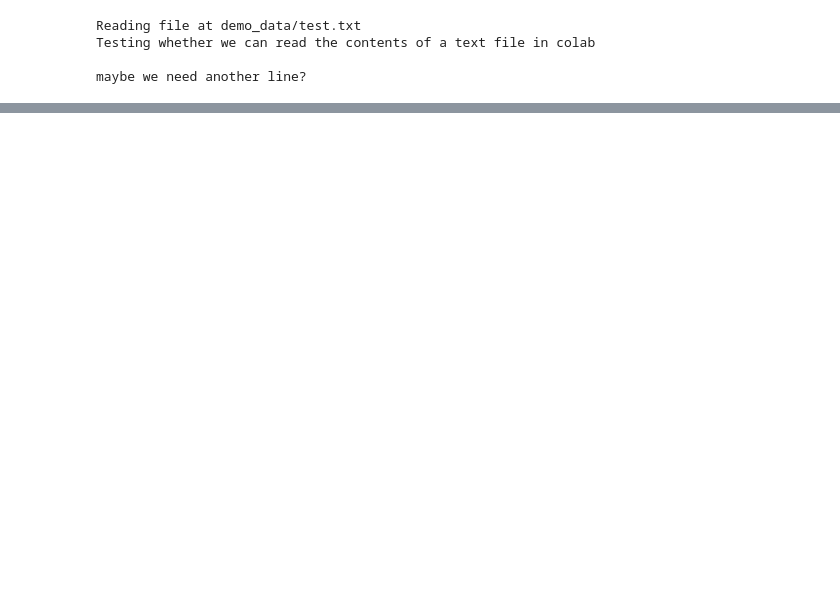
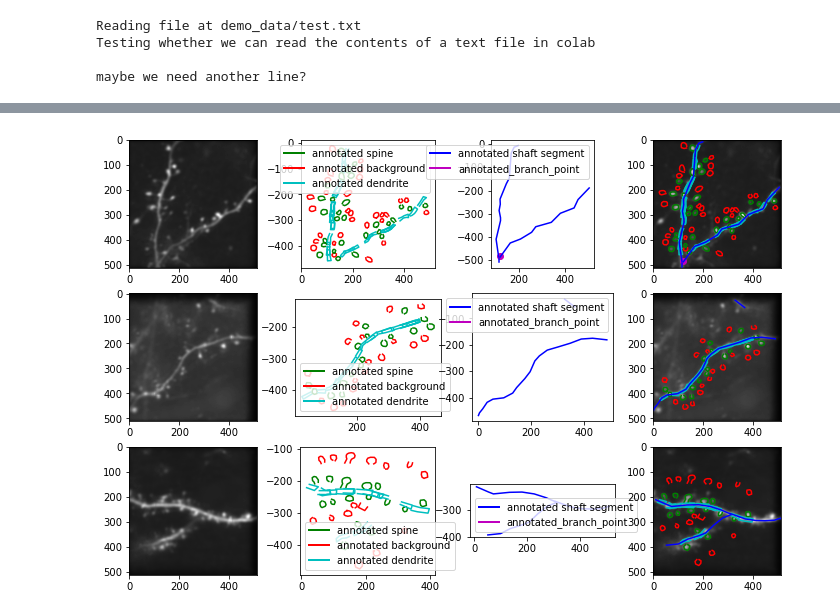
Before and after one commit to surlab/dendritic-distance, a Jupyter notebook: scripts/notebook.ipynb, the cells around one changed output, grey strips where cells are left out. Cells and saved outputs as stored; diff of their text form; code cells hidden in the pictures; blank space fills up the shorter version.

Commit message:
making a functional demo notebook

```diff
--- a/scripts/notebook.ipynb
+++ b/scripts/notebook.ipynb
@@ -71,0 +88,32 @@ maybe we need another line?
+# %%
+
+
+# First lets take a look at the 3 necessary files
+#Load and plot all the files
+
+path_list = [os.path.join('demo_data', dirname) for dirname in os.listdir('demo_data')]
+dir_list = [fullpath for fullpath in path_list if os.path.isdir(fullpath)]
+
+fig, axs = plt.subplots(len(dir_list), 4, figsize=(len(dir_list)*4, 4*2))
+
+for i, current_data_dir in enumerate(dir_list):
+    kyle_rois, projection_tif, shaft_roi = io.load_all(current_data_dir)
+    spines, all_segments, spine_dmats, sanity_checks = main(
+                                                            kyle_rois,
+                                                            projection_tif,
+                                                            shaft_roi)
+    #plot the average projection tif
+    io.projection_tif(projection_tif, axs[i,0])
+
+    #plot the spine ROIs
+    io.plot_kyle_rois(kyle_rois, ax=axs[i,1], legend=True, invert=True)
+
+    #plot the dendrite ROIs
+    io.plot_dendrite_rois(shaft_roi, ax=axs[i,2], legend=True, invert=True)
+
+    #plot the overlay
+    io.projection_tif(projection_tif, axs[i,3])
+    io.plot_kyle_rois(kyle_rois, ax=axs[i,3])
+    io.plot_dendrite_rois(shaft_roi, ax=axs[i,3])
+# %% [output]
+[figure, added]
```
Also changed, not shown: parts of 14 cells of this notebook, 17 other files.
